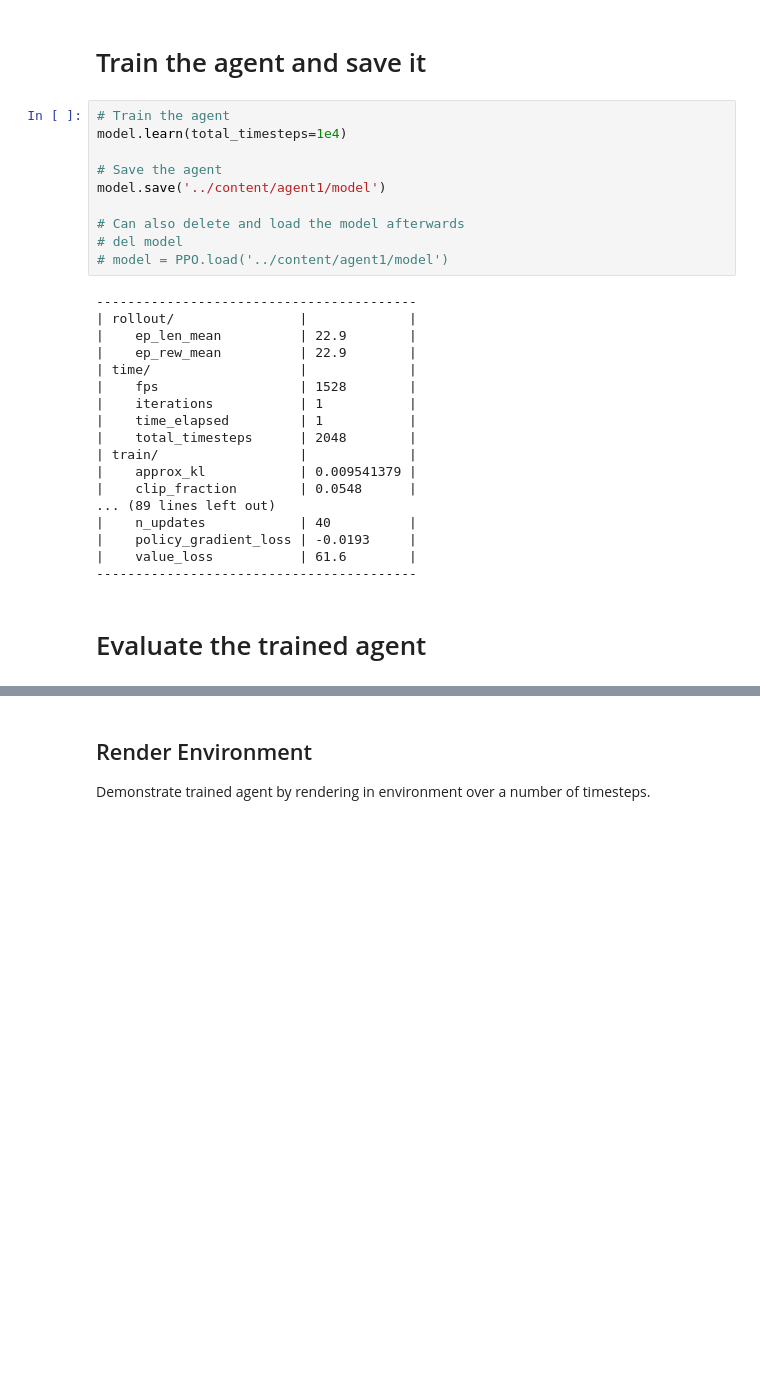
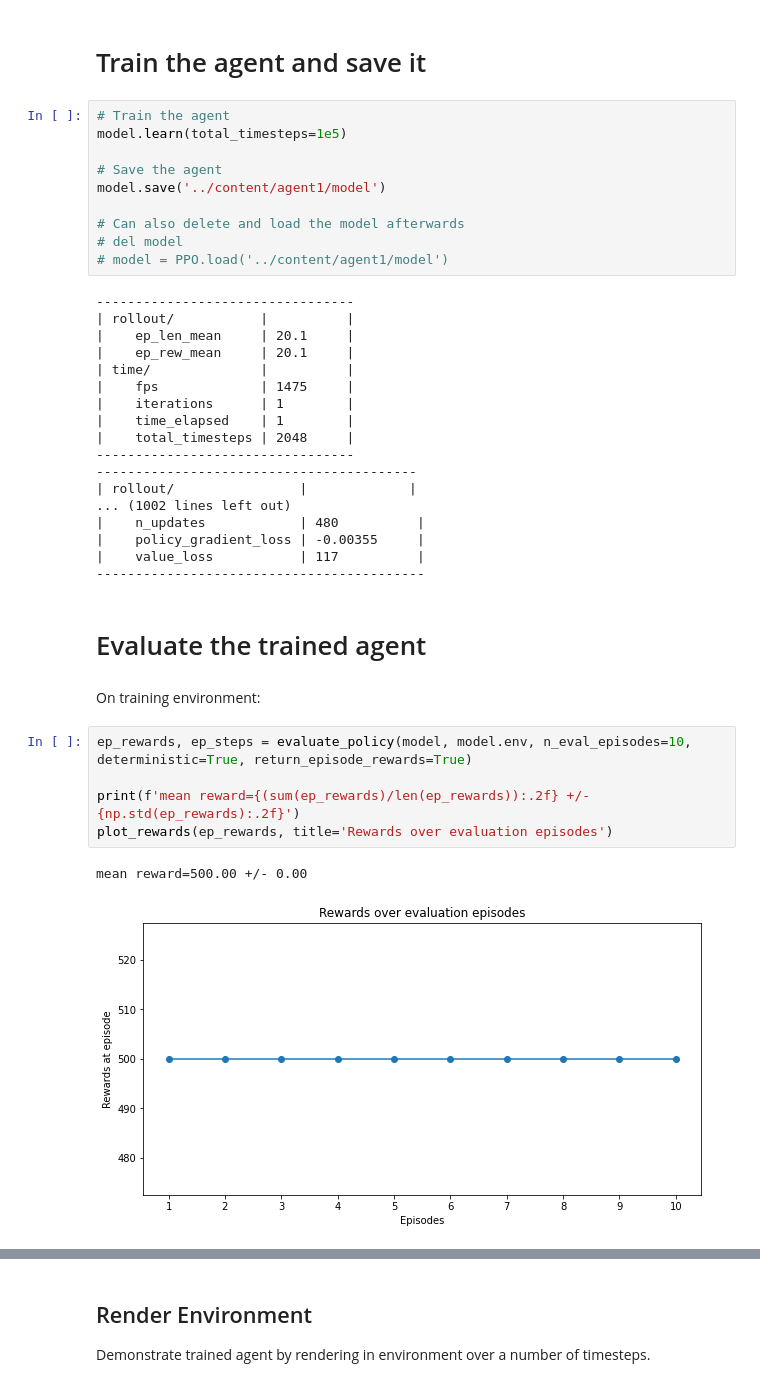
Before and after one commit to julia-lina-tan/rl-policy-fusion, a Jupyter notebook: rl_policy_fusion.ipynb, the cells around one changed output, grey strips where cells are left out. Cells and saved outputs as stored; diff of their text form; blank space fills up the shorter version.

```diff
--- a/rl_policy_fusion.ipynb
+++ b/rl_policy_fusion.ipynb
@@ -162,7 +165,7 @@ mean reward=9.30 +/- 0.64
 # Train the agent and save it
 # %%
 # Train the agent
-model.learn(total_timesteps=1e4)
+model.learn(total_timesteps=1e5)
 
 # Save the agent
 model.save('../content/agent1/model')
@@ -171,22 +174,32 @@ model.save('../content/agent1/model')
 # del model
 # model = PPO.load('../content/agent1/model')
 # %% [output]
+---------------------------------
+| rollout/           |          |
+|    ep_len_mean     | 20.1     |
+|    ep_rew_mean     | 20.1     |
+| time/              |          |
+|    fps             | 1475     |
+|    iterations      | 1        |
+|    time_elapsed    | 1        |
+|    total_timesteps | 2048     |
+---------------------------------
 -----------------------------------------
 | rollout/                |             |
-|    ep_len_mean          | 22.9        |
-|    ep_rew_mean          | 22.9        |
-| time/                   |             |
-|    fps                  | 1528        |
-|    iterations           | 1           |
-|    time_elapsed         | 1           |
-|    total_timesteps      | 2048        |
-| train/                  |             |
-|    approx_kl            | 0.009541379 |
-|    clip_fraction        | 0.0548      |
-... (89 lines left out)
-|    n_updates            | 40          |
-|    policy_gradient_loss | -0.0193     |
-|    value_loss           | 61.6        |
------------------------------------------
+... (1002 lines left out)
+|    n_updates            | 480          |
+|    policy_gradient_loss | -0.00355     |
+|    value_loss           | 117          |
+------------------------------------------
 # %% [markdown]
 # Evaluate the trained agent
+# %% [markdown]
+On training environment:
+# %%
+ep_rewards, ep_steps = evaluate_policy(model, model.env, n_eval_episodes=10, deterministic=True, return_episode_rewards=True)
+
+print(f'mean reward={(sum(ep_rewards)/len(ep_rewards)):.2f} +/- {np.std(ep_rewards):.2f}')
+plot_rewards(ep_rewards, title='Rewards over evaluation episodes')
+# %% [output]
+mean reward=500.00 +/- 0.00
+[figure, added]
```
Also changed, not shown: parts of 19 cells of this notebook.
